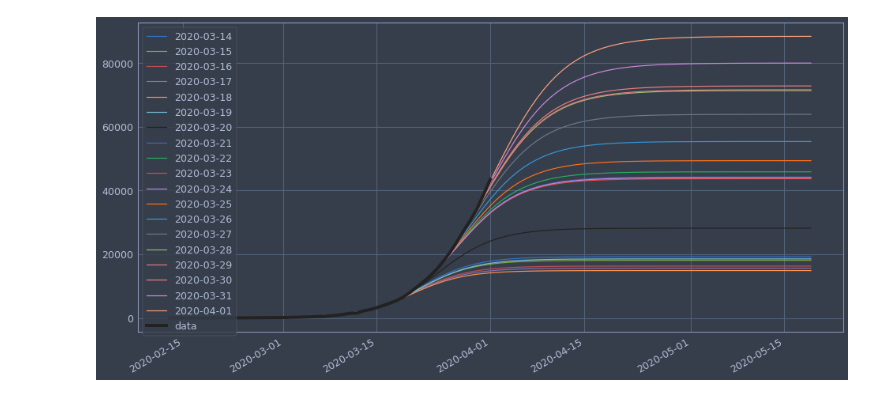
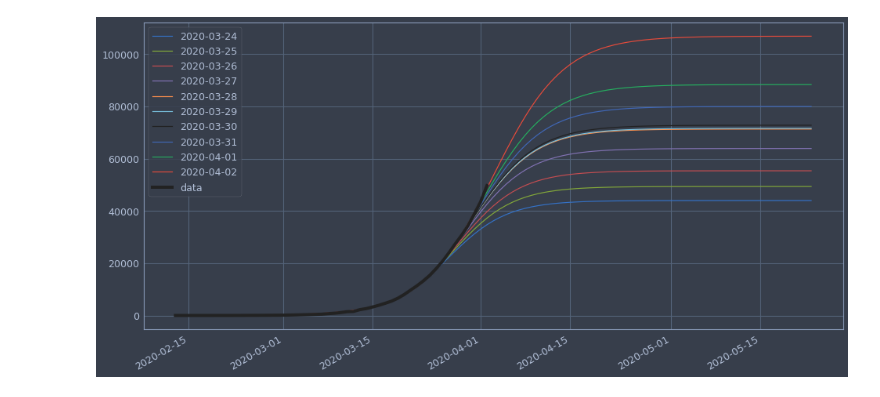
Before and after one commit to pcjedi/notebooks, a Jupyter notebook: corona.ipynb, the cells around one changed output. Drawn from its saved outputs; the diff is of its cells as text; code cells hidden in the pictures.

```diff
--- a/corona.ipynb
+++ b/corona.ipynb
@@ -224,17 +242,17 @@ ax2.legend(loc="lower right")
 # %%
-for e in df_exchina.index[30:]:
+for e in df_exchina.index[-10:]:#[30:]:
     df_temp = df_exchina[:e]
 
     popt, pcov = curve_fit(f = sigmoid,
                        xdata = df_temp.index,
                        ydata = df_temp.T.sum(),
                        p0 = (sat, td, velo)
                       )
     y_extra = sigmoid(x_extra, *list(popt))
 
     plt.plot(x_extra, y_extra, label=e.strftime("%Y-%m-%d"))
 df_exchina.T.sum().plot(linewidth=4, style="k", label="data", figsize=(16,8))
 plt.legend(loc="upper left")
 plt.show()
 # %% [output]
-[figure, old version]
+[figure, new version]
```
Also changed, not shown: parts of 18 cells of this notebook, 1 other file.
